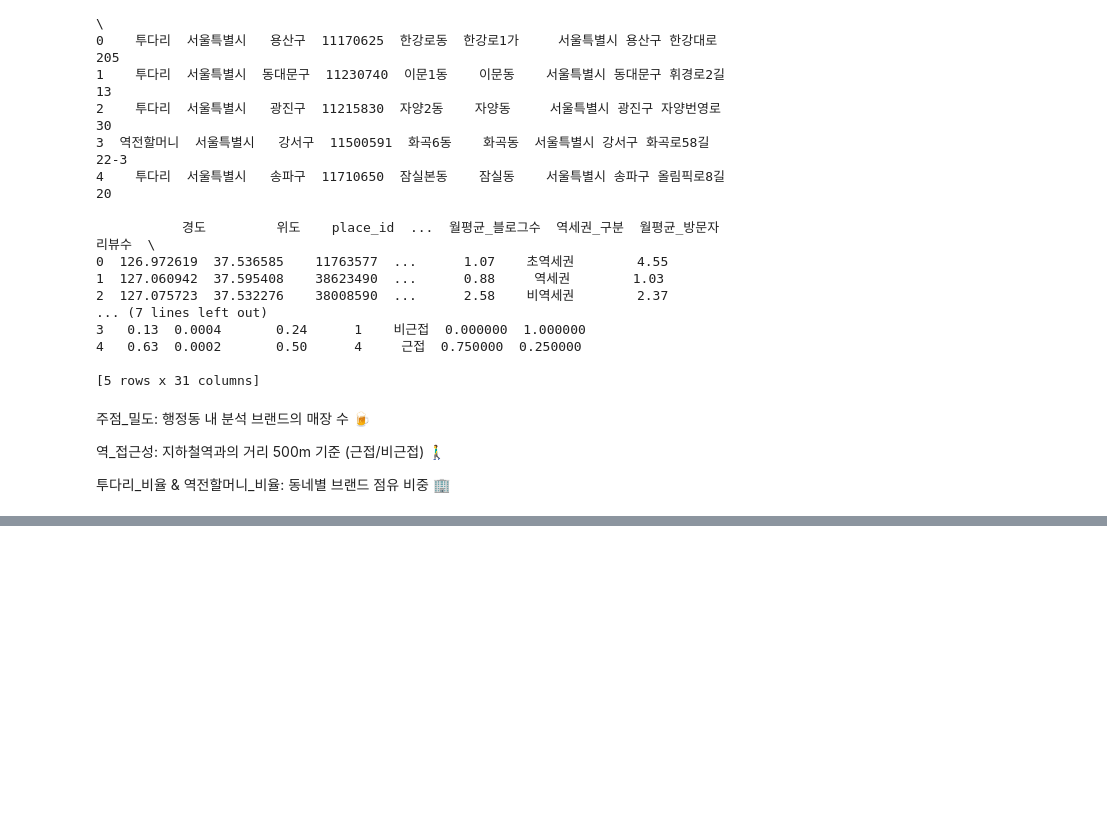
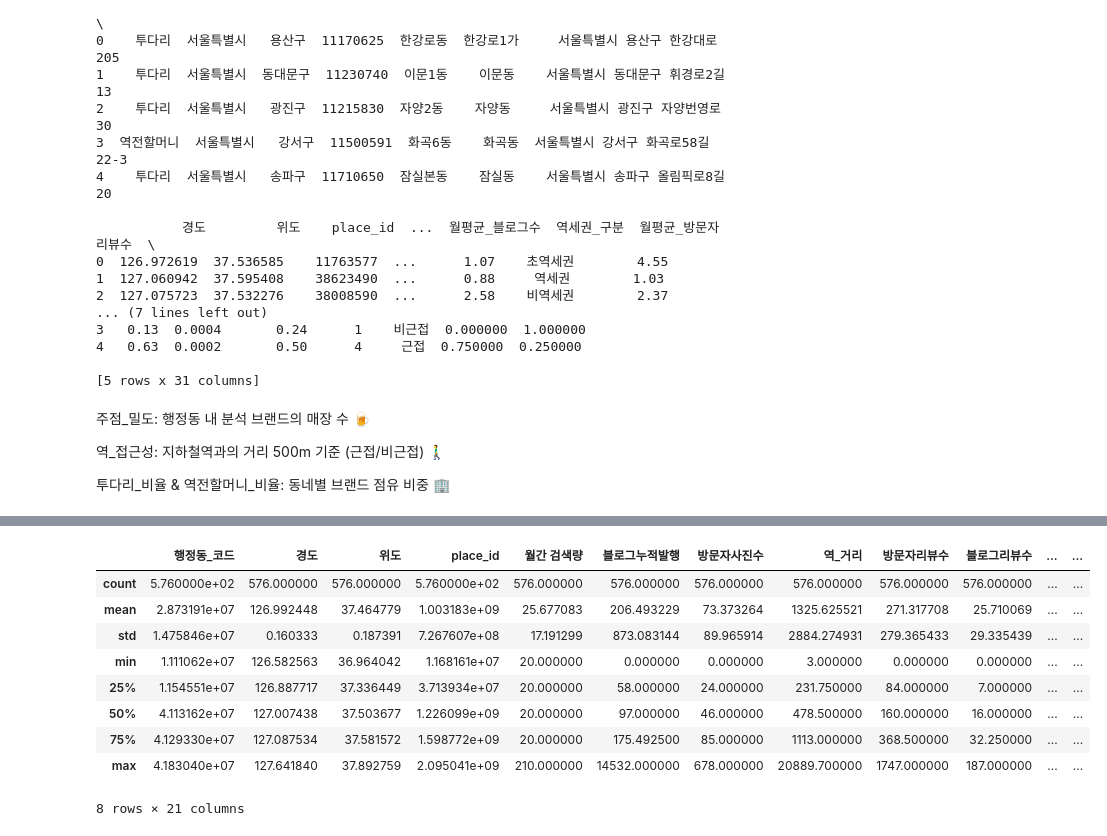
Before and after one commit to kidujm/data_mini_project, a Jupyter notebook: check_유정민_0212.ipynb, the cells around one changed output, grey strips where cells are left out. Cells and saved outputs as stored; diff of their text form; code cells hidden in the pictures; blank space fills up the shorter version.

```diff
--- a/check_유정민_0212.ipynb
+++ b/check_유정민_0212.ipynb
@@ -174,0 +195,13 @@ print(check.head())
+# %%
+check.describe()
+# %% [output]
+|  | 행정동_코드 | 경도 | 위도 | place_id | 월간 검색량 | 블로그누적발행 | 방문자사진수 | 역_거리 | 방문자리뷰수 | 블로그리뷰수 | ... | ... |
+| count | 5.760000e+02 | 576.000000 | 576.000000 | 5.760000e+02 | 576.000000 | 576.000000 | 576.000000 | 576.000000 | 576.000000 | 576.000000 | ... | ... |
+| mean | 2.873191e+07 | 126.992448 | 37.464779 | 1.003183e+09 | 25.677083 | 206.493229 | 73.373264 | 1325.625521 | 271.317708 | 25.710069 | ... | ... |
+| std | 1.475846e+07 | 0.160333 | 0.187391 | 7.267607e+08 | 17.191299 | 873.083144 | 89.965914 | 2884.274931 | 279.365433 | 29.335439 | ... | ... |
+| min | 1.111062e+07 | 126.582563 | 36.964042 | 1.168161e+07 | 20.000000 | 0.000000 | 0.000000 | 3.000000 | 0.000000 | 0.000000 | ... | ... |
+| 25% | 1.154551e+07 | 126.887717 | 37.336449 | 3.713934e+07 | 20.000000 | 58.000000 | 24.000000 | 231.750000 | 84.000000 | 7.000000 | ... | ... |
+| 50% | 4.113162e+07 | 127.007438 | 37.503677 | 1.226099e+09 | 20.000000 | 97.000000 | 46.000000 | 478.500000 | 160.000000 | 16.000000 | ... | ... |
+| 75% | 4.129330e+07 | 127.087534 | 37.581572 | 1.598772e+09 | 20.000000 | 175.492500 | 85.000000 | 1113.000000 | 368.500000 | 32.250000 | ... | ... |
+| max | 4.183040e+07 | 127.641840 | 37.892759 | 2.095041e+09 | 210.000000 | 14532.000000 | 678.000000 | 20889.700000 | 1747.000000 | 187.000000 | ... | ... |
+8 rows × 21 columns
```
Also changed, not shown: parts of 1 cell of this notebook.
